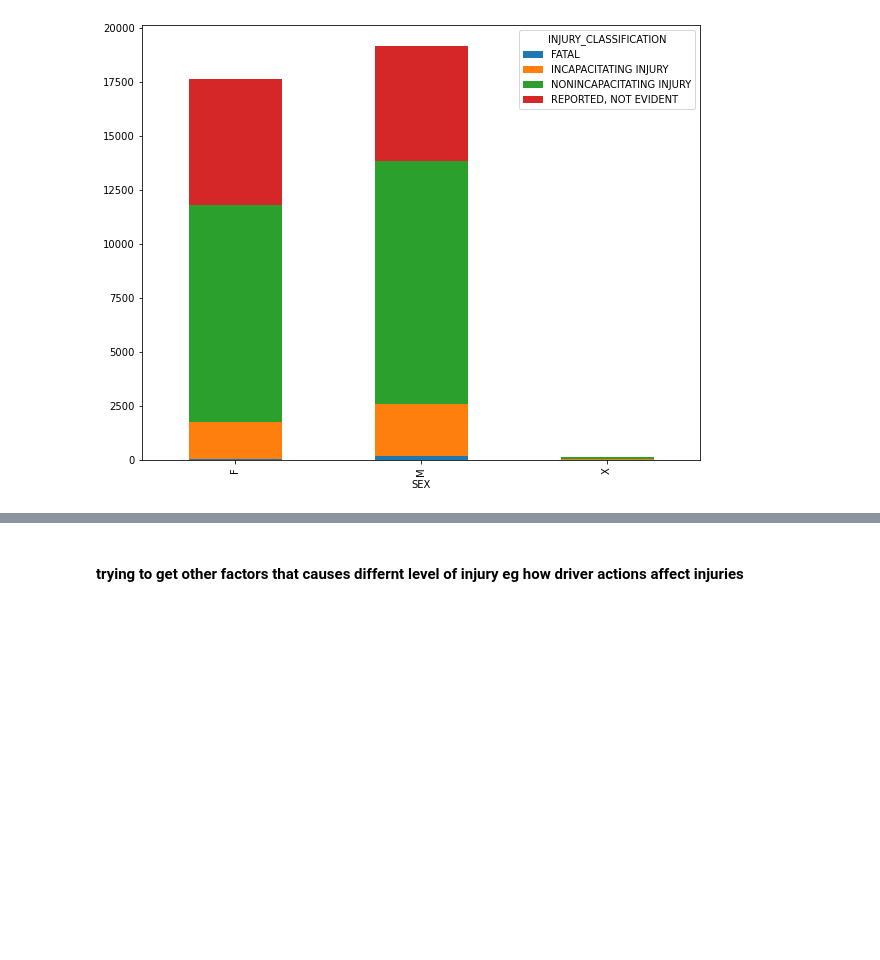
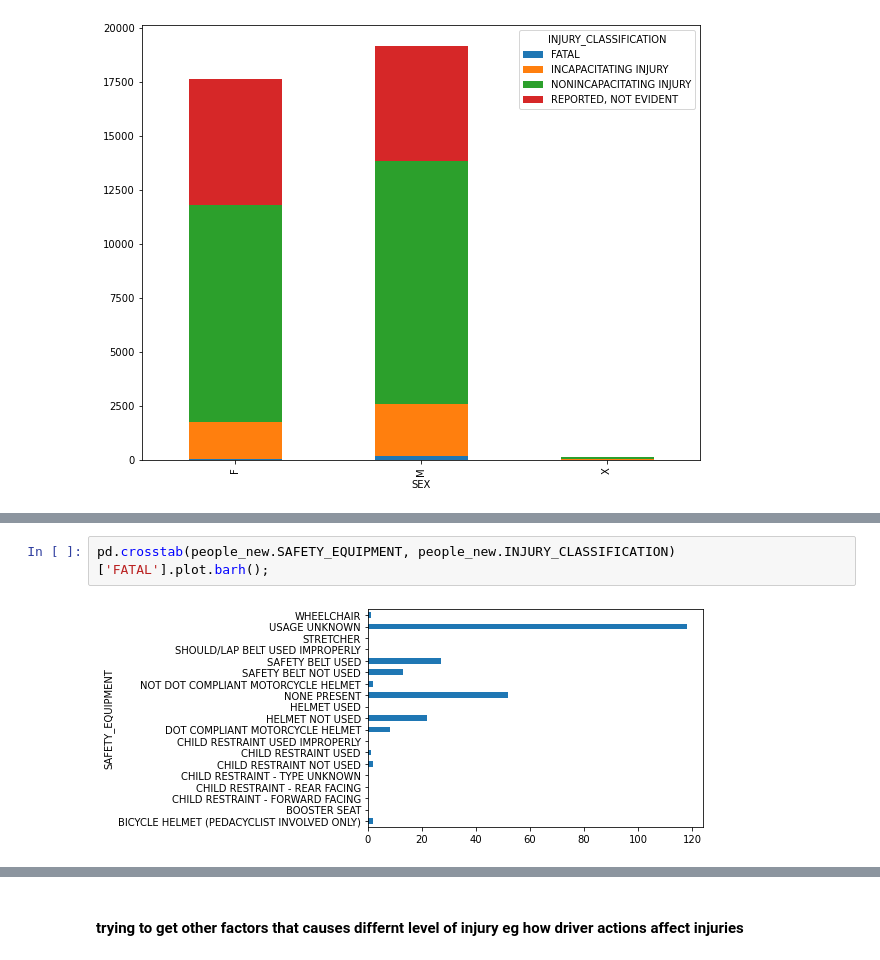
Before and after one commit to Judie-jodie/judy-sonnie, a Jupyter notebook: predictive phase 3 project.ipynb, the cells around one changed output, grey strips where cells are left out. Cells and saved outputs as stored; diff of their text form; blank space fills up the shorter version.

```diff
--- a/predictive phase 3 project.ipynb
+++ b/predictive phase 3 project.ipynb
@@ -736,0 +750,4 @@ df.plot.bar(stacked=True, figsize=(10, 8));
+# %%
+pd.crosstab(people_new.SAFETY_EQUIPMENT, people_new.INJURY_CLASSIFICATION)['FATAL'].plot.barh();
+# %% [output]
+[figure, added]
```
Also changed, not shown: parts of 71 cells of this notebook.
